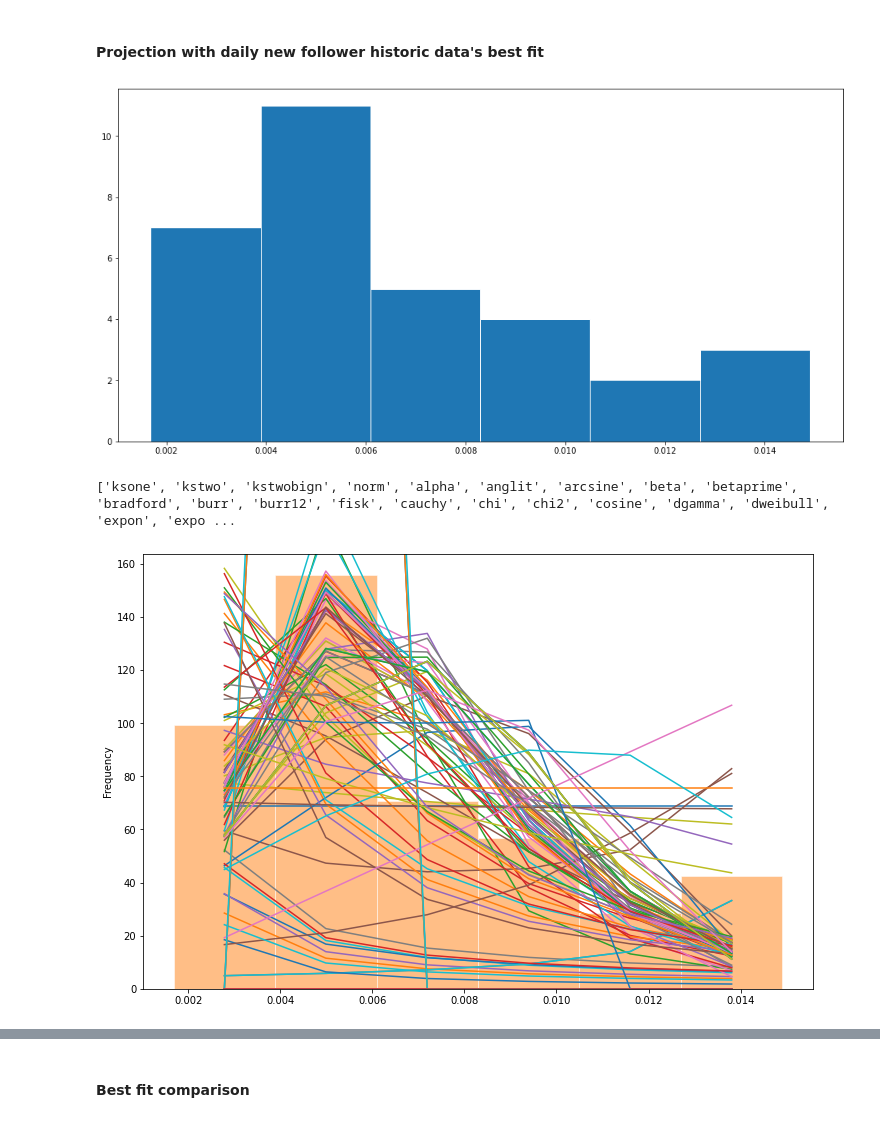
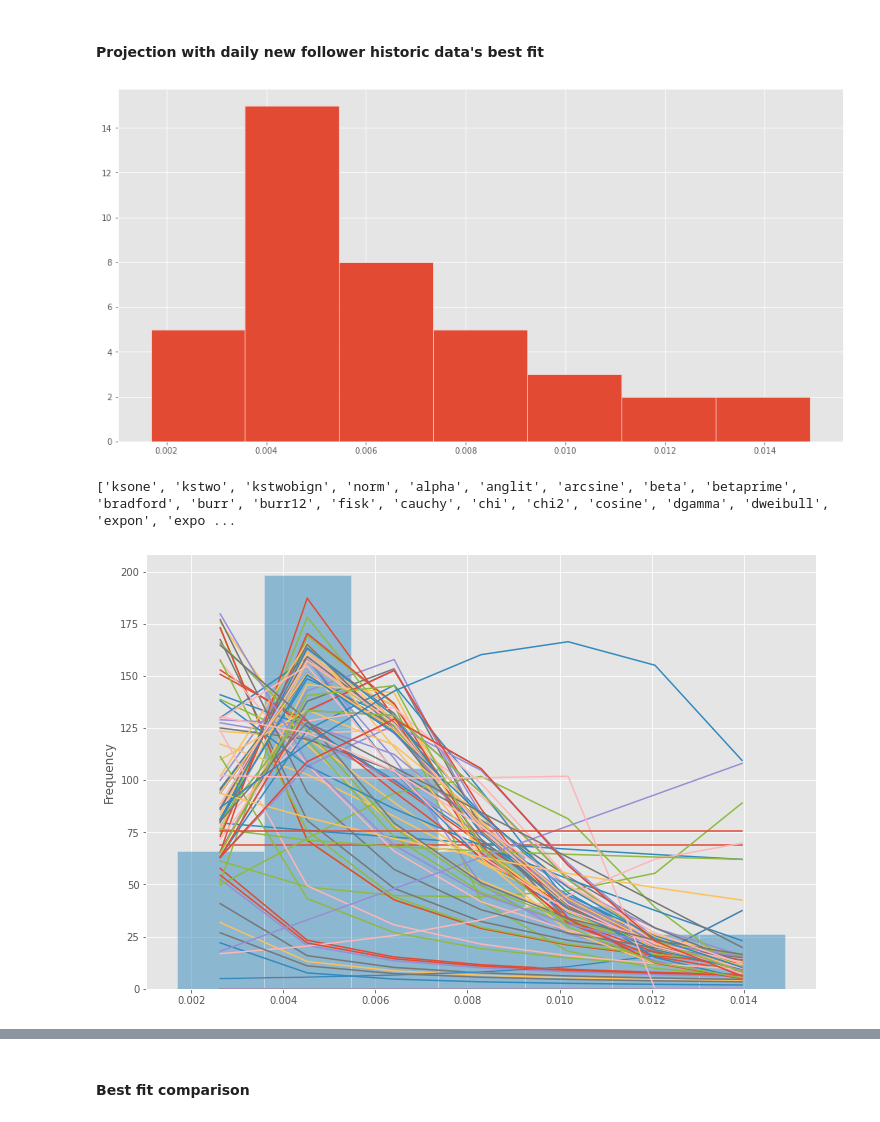
Before and after one commit to sgalinanes/instagram-analyzer, a Jupyter notebook: Instagram Insights Analysis.ipynb, the cells around one changed output, grey strips where cells are left out. Drawn from its saved outputs; the diff is of its cells as text; code cells hidden in the pictures.

Commit message:
Update data and minor fix for sturges plot

```diff
--- a/Instagram Insights Analysis.ipynb
+++ b/Instagram Insights Analysis.ipynb
@@ -18,10 +18,12 @@ for f in all_files:
 online_followers_idx = 1
 online_followers = csvs.pop(online_followers_idx)
 
+data = []
 data = reduce(lambda x,y: pd.merge(x,y, on='date', how='outer'), [df for df in csvs])
 data = data.set_index('date')
 
-data.head()
+data = data.drop([data.index[len(data.index)-2]])
+data.tail(10)
 # %% [output]
 |  | profile_views | total_follower_count | impressions | reach | get_direction_clicks | follower_count | ... |
 | date |  |  |  |  |  |  | ... |
@@ -410,7 +417,7 @@ with open('linear_projections.csv', 'r+') as f:
 fig, ax = plt.subplots(1,1, figsize=(16,8))
 ax.hist(daily_followers_pct, bins = 'sturges', histtype='bar', ec = 'white');
 # %% [output]
-[figure, old version]
+[figure, new version]
 # %%
 # https://stackoverflow.com/questions/6620471/fitting-empirical-distribution-to-theoretical-ones-with-scipy-python
 %matplotlib inline
@@ -425,6 +432,7 @@ import matplotlib.pyplot as plt
 from scipy.stats._continuous_distns import _distn_names
 
 matplotlib.rcParams['figure.figsize'] = (16.0, 12.0)
+matplotlib.style.use('ggplot')
 
 # Create models from data
 def best_fit_distribution(data, bins=200, ax=None, dataYLim=None):
@@ -490,36 +498,36 @@ def make_pdf(dist, params, size=10000):
     scale = params[-1]
 
     # Get sane start and end points of distribution
     start = dist.ppf(0.01, *arg, loc=loc, scale=scale) if arg else dist.ppf(0.01, loc=loc, scale=scale)
     end = dist.ppf(0.99, *arg, loc=loc, scale=scale) if arg else dist.ppf(0.99, loc=loc, scale=scale)
 
     # Build PDF and turn into pandas Series
     x = np.linspace(start, end, size)
     y = dist.pdf(x, loc=loc, scale=scale, *arg)
     pdf = pd.Series(y, x)
 
     return pdf
 
 # Load data from statsmodels datasets
-# data = pd.Series(sm.datasets.elnino.load_pandas().data.set_index('YEAR').values.ravel())
+#series = pd.Series(sm.datasets.elnino.load_pandas().data.set_index('YEAR').values.ravel())
 series = pd.Series(daily_followers_pct)
 
 # Plot for comparison
 plt.figure(figsize=(12,8))
-ax = series.plot(kind='hist', bins='sturges', histtype='bar', ec = 'white', density=True, alpha=0.5, color=list(matplotlib.rcParams['axes.prop_cycle'])[1]['color'])
+ax = series.plot(kind='hist', bins=7, histtype='bar', ec = 'white', density=True, alpha=0.5, color=list(matplotlib.rcParams['axes.prop_cycle'])[1]['color'])
 
 # Save plot limits
 dataYLim = ax.get_ylim()
 
 # Find best fit distribution
 best_fit_name, best_fit_params = best_fit_distribution(series, 'sturges', ax, dataYLim)
 best_dist = getattr(st, best_fit_name)
 
 # Make PDF with best params
 pdf = make_pdf(best_dist, best_fit_params);
 # %% [output]
 ['ksone', 'kstwo', 'kstwobign', 'norm', 'alpha', 'anglit', 'arcsine', 'beta', 'betaprime', 'bradford', 'burr', 'burr12', 'fisk', 'cauchy', 'chi', 'chi2', 'cosine', 'dgamma', 'dweibull', 'expon', 'expo ...
-[figure, old version]
+[figure, new version]
 # %%
 # Display
 plt.figure(figsize=(12,8))
```
Also changed, not shown: parts of 20 cells of this notebook, 2 other files.
